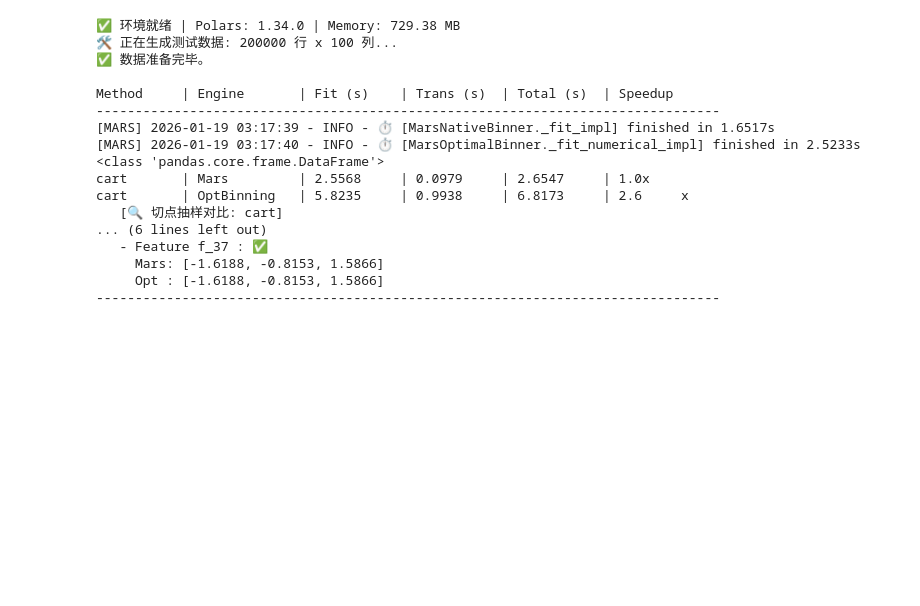
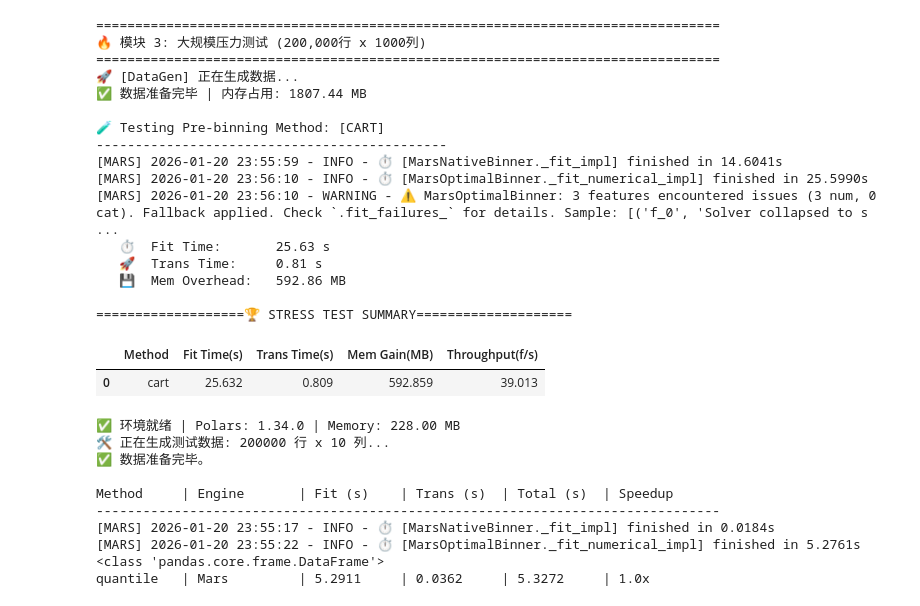
Before and after one commit to nana721/mars-risk, a Jupyter notebook: src/test_opt_binner.ipynb, the cells around one changed output. Saved outputs shown, nothing was run; the diff lists cells and outputs as text; code cells hidden in the pictures; blank space fills up the shorter version.

```diff
--- a/src/test_opt_binner.ipynb
+++ b/src/test_opt_binner.ipynb
@@ -184,7 +437,7 @@ run_final_logic_tests()
 # ==========================================
 
 N_ROWS = 200_000
-N_COLS = 50
+N_COLS = 1000
 
 def run_stress_test():
     print("\n" + "="*80)
@@ -199,7 +452,11 @@ def run_stress_test():
     print(f"✅ 数据准备完毕 | 内存占用: {get_memory_usage():.2f} MB")
 
     results = []
-    methods = ["quantile", "uniform", "cart"]
+    methods = [
+        # "quantile",
+        # "uniform",
+        "cart"
+        ]
 
     for method in methods:
         print(f"\n🧪 Testing Pre-binning Method: [{method.upper()}]")
@@ -227,33 +484,52 @@ def run_stress_test():
         # 3. 转换 (默认返回 index 模式以测试极致性能)
         t_trans_start = time.time()
         res = binner.transform(df, return_type="index")
         # 强制触发 Polars 计算
         _ = res.select(pl.col("f_0_bin")).height
         t_trans = time.time() - t_trans_start
 
         mem_peak = get_memory_usage() - mem_start
 
         results.append({
             "Method": method,
             "Fit Time(s)": t_fit,
             "Trans Time(s)": t_trans,
             "Mem Gain(MB)": mem_peak,
             "Throughput(f/s)": N_COLS / t_fit
         })
 
         print(f"   ⏱️  Fit Time:       {t_fit:.2f} s")
         print(f"   🚀  Trans Time:     {t_trans:.2f} s")
         print(f"   💾  Mem Overhead:   {mem_peak:.2f} MB")
 
     # 4. 打印汇总看板
     print("\n" + "🏆 STRESS TEST SUMMARY".center(60, "="))
     report_df = pd.DataFrame(results)
     display(report_df.round(3))
 
     # 彻底清理
     del df, data_matrix; gc.collect()
 
 run_stress_test()
+# %% [output]
+================================================================================
+🔥 模块 3: 大规模压力测试 (200,000行 x 1000列)
+================================================================================
+🚀 [DataGen] 正在生成数据...
+✅ 数据准备完毕 | 内存占用: 1807.44 MB
+
+🧪 Testing Pre-binning Method: [CART]
+---------------------------------------------
+[MARS] 2026-01-20 23:55:59 - INFO - ⏱️ [MarsNativeBinner._fit_impl] finished in 14.6041s
+[MARS] 2026-01-20 23:56:10 - INFO - ⏱️ [MarsOptimalBinner._fit_numerical_impl] finished in 25.5990s
+[MARS] 2026-01-20 23:56:10 - WARNING - ⚠️ MarsOptimalBinner: 3 features encountered issues (3 num, 0 cat). Fallback applied. Check `.fit_failures_` for details. Sample: [('f_0', 'Solver collapsed to s ...
+   ⏱️  Fit Time:       25.63 s
+   🚀  Trans Time:     0.81 s
+   💾  Mem Overhead:   592.86 MB
+
+===================🏆 STRESS TEST SUMMARY====================
+|  | Method | Fit Time(s) | Trans Time(s) | Mem Gain(MB) | Throughput(f/s) |
+| 0 | cart | 25.632 | 0.809 | 592.859 | 39.013 |
 # %%
 import sys
 import os
@@ -287,7 +563,7 @@ def benchmark_optimal_binning_with_check():
     # 1. 数据生成 (模拟大宽表场景)
     # ==========================================
     N_ROWS = 200_000
-    N_COLS = 100
+    N_COLS = 10
 
     print(f"🛠️ 正在生成测试数据: {N_ROWS} 行 x {N_COLS} 列...")
     np.random.seed(42)
@@ -309,8 +585,8 @@ def benchmark_optimal_binning_with_check():
     # 2. 定义测试配置
     # ==========================================
     methods = [
-        # "quantile",
-        # "uniform",
+        "quantile",
+        "uniform",
         "cart"
         ]
 
@@ -441,20 +717,13 @@ def benchmark_optimal_binning_with_check():
 if __name__ == "__main__":
     benchmark_optimal_binning_with_check()
 # %% [output]
-✅ 环境就绪 | Polars: 1.34.0 | Memory: 729.38 MB
-🛠️ 正在生成测试数据: 200000 行 x 100 列...
+✅ 环境就绪 | Polars: 1.34.0 | Memory: 228.00 MB
+🛠️ 正在生成测试数据: 200000 行 x 10 列...
 ✅ 数据准备完毕。
 
 Method     | Engine       | Fit (s)    | Trans (s)  | Total (s)  | Speedup
 --------------------------------------------------------------------------------
-[MARS] 2026-01-19 03:17:39 - INFO - ⏱️ [MarsNativeBinner._fit_impl] finished in 1.6517s
-[MARS] 2026-01-19 03:17:40 - INFO - ⏱️ [MarsOptimalBinner._fit_numerical_impl] finished in 2.5233s
+[MARS] 2026-01-20 23:55:17 - INFO - ⏱️ [MarsNativeBinner._fit_impl] finished in 0.0184s
+[MARS] 2026-01-20 23:55:22 - INFO - ⏱️ [MarsOptimalBinner._fit_numerical_impl] finished in 5.2761s
 <class 'pandas.core.frame.DataFrame'>
-cart       | Mars         | 2.5568     | 0.0979     | 2.6547     | 1.0x
-cart       | OptBinning   | 5.8235     | 0.9938     | 6.8173     | 2.6     x
-   [🔍 切点抽样对比: cart]
-... (6 lines left out)
-   - Feature f_37 : ✅
-     Mars: [-1.6188, -0.8153, 1.5866]
-     Opt : [-1.6188, -0.8153, 1.5866]
---------------------------------------------------------------------------------
+quantile   | Mars         | 5.2911     | 0.0362     | 5.3272     | 1.0x
```
Also changed, not shown: parts of 6 cells of this notebook, 7 other files.
